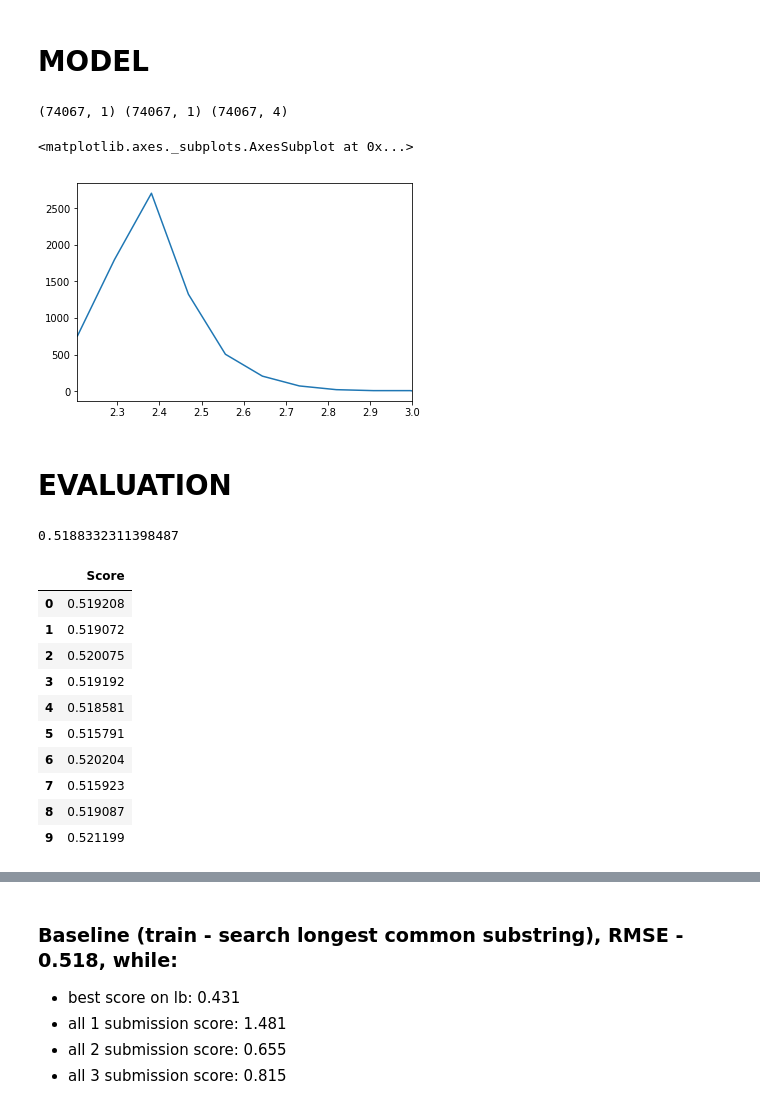
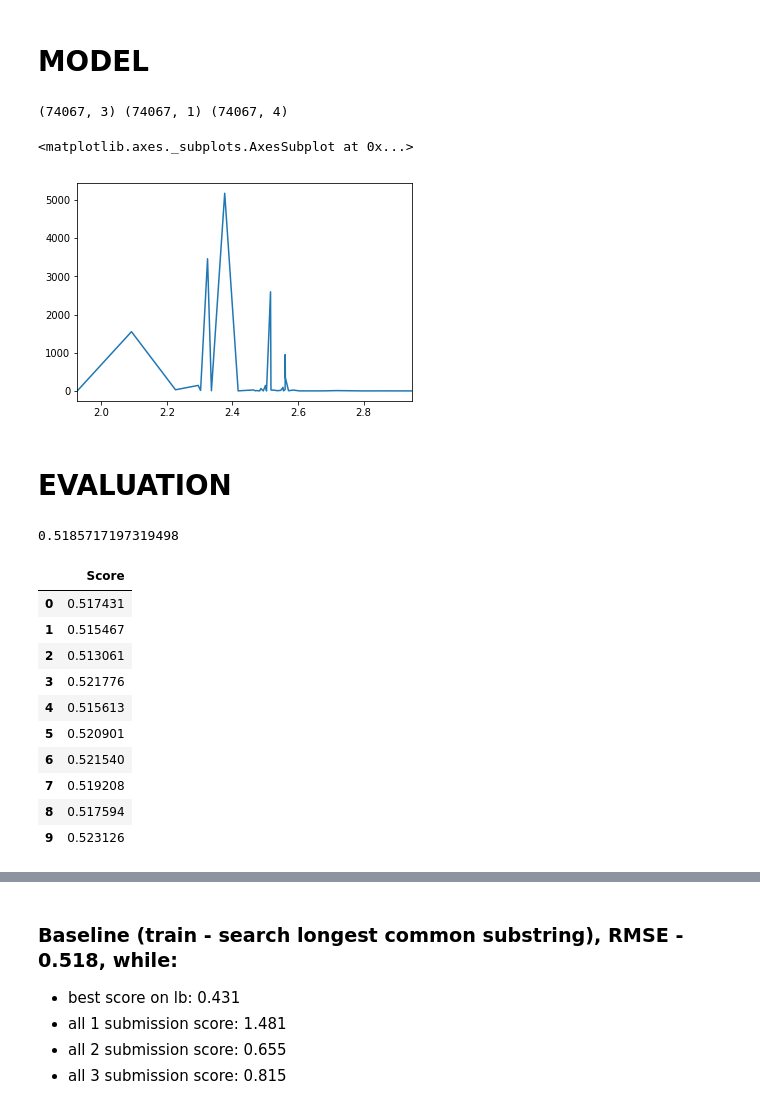
Before and after one commit to zeyger/home-depot, a Jupyter notebook: notebooks/home-depot.ipynb, the cells around one changed output, grey strips where cells are left out. Drawn from its saved outputs; the diff is of its cells as text; code cells hidden in the pictures.

```diff
--- a/notebooks/home-depot.ipynb
+++ b/notebooks/home-depot.ipynb
@@ -737,7 +726,10 @@ def fractions_overlap(s1, s2):
     frac1 = set(search_fractions(s1))
     frac2 = set(search_fractions(s2))
     overlap = frac1.intersection(frac2)
-    return len(overlap)
+    if len(overlap) > 0:
+        return 1
+    else:
+        return 0
 
 
 
@@ -755,13 +747,13 @@ def remove_units(s):
 def dimensions_overlap(s1, s2):
     dim1 = set(search_dimensions(s1))
     dim2 = set(search_dimensions(s2))
-    print(dim1, dim2)
-    overlap = dim1.intersection(dim2)
+    overlap = dim1.intersection(dim2) # how many exact matches
+
     return len(overlap)
 
 s1 = '3 / 4 x 2 . 3 foot x 2 . 3'
 s2 = '3 / 4 x 2 . 3 inch'
-#dimensions_overlap(s1, s2)
-search_dimensions(s1)
+dimensions_overlap(s1, s2)
+#search_dimensions(s1)
 # %% [output]
 Regex: (?:\d+ [/\.] )?\d+(?: inch| foot)? x (?:\d+ [/\.] )?\d+(?: inch| foot)?(?: x (?:\d+ [/\.] )?\d+(?: inch| foot)?)?
@@ -768,0 +766,21 @@ Regex: (?:\d+ [/\.] )?\d+(?: inch| foot)? x (?:\d+ [/\.] )?\d+(?: inch| foot)?(?
+# %%
+#popularity
+def craft_features(joined_train):
+
+    frac_overlap = []
+    dim_overlap = []
+    for i in range(joined_train.shape[0]):
+        search = joined_train['search_term'][i]
+        title = joined_train['title'][i]
+
+        frac_overlap.append(fractions_overlap(search, title))
+        dim_overlap.append(dimensions_overlap(search, title))
+
+    return [pd.Series(frac_overlap), pd.Series(dim_overlap)]
+
+
+#
+frac_overlap, dim_overlap = craft_features(joined_train)
+
+print(np.unique(frac_overlap, return_counts=True))
+print(np.unique(dim_overlap, return_counts=True))
@@ -805,18 +837,20 @@ attributes_search_overlap = attributes_vector.multiply(search_terms_vector).sum(
 # %% [markdown]
 ## Concatenate features into one dataset
 # %%
-dataset = np.concatenate([titles_search_overlap,
-                          descriptions_search_overlap,
-                          attributes_search_overlap,
+dataset = np.concatenate([titles_search_overlap, \
+                          #descriptions_search_overlap,
+                          #attributes_search_overlap,
+                          frac_overlap.values.reshape((-1, 1)),
+                          dim_overlap.values.reshape((-1, 1)),
                           joined_train['relevance'].values.reshape((-1, 1))],
                           axis=1)
 # %% [markdown]
 # MODEL
 # %%
-X, y = [dataset[:, 0], dataset[:, -1]]
+X, y = [dataset[:, 0:-1], dataset[:, -1]]
 print(X.shape, y.shape, dataset.shape)
 # %% [output]
-(74067, 1) (74067, 1) (74067, 4)
+(74067, 3) (74067, 1) (74067, 4)
 # %%
 model = DecisionTreeRegressor()
 # %%
@@ -824,15 +858,16 @@ model = RandomForestRegressor(n_estimators = 100)
 # %%
 model = LinearRegression()
 # %%
+X_train, X_test, y_train, y_test = train_test_split(X, y, test_size=0.2, random_state=42)
 model.fit(X_train, np.ravel(y_train))
 y_preds = model.predict(X_test)
 y_preds[y_preds<1] = 1
 y_preds[y_preds>3] = 3
 values = pd.Series(y_preds.reshape((-1))).value_counts()
 values.sort_index().plot(kind='line')
 # %% [output]
 <matplotlib.axes._subplots.AxesSubplot at 0x...>
-[figure, old version]
+[figure, new version]
 # %% [markdown]
 # EVALUATION
 # %%
@@ -861,15 +896,15 @@ for train_index, test_index in cv.split(X):
 print(np.mean(scores))
 display(pd.DataFrame(scores, columns=['Score']))
 # %% [output]
-0.5188332311398487
+0.5185717197319498
 |  | Score |
-| 0 | 0.519208 |
-| 1 | 0.519072 |
-| 2 | 0.520075 |
-| 3 | 0.519192 |
-| 4 | 0.518581 |
-| 5 | 0.515791 |
-| 6 | 0.520204 |
-| 7 | 0.515923 |
-| 8 | 0.519087 |
-| 9 | 0.521199 |
+| 0 | 0.517431 |
+| 1 | 0.515467 |
+| 2 | 0.513061 |
+| 3 | 0.521776 |
+| 4 | 0.515613 |
+| 5 | 0.520901 |
+| 6 | 0.521540 |
+| 7 | 0.519208 |
+| 8 | 0.517594 |
+| 9 | 0.523126 |
```
Also changed, not shown: parts of 15 cells of this notebook.
